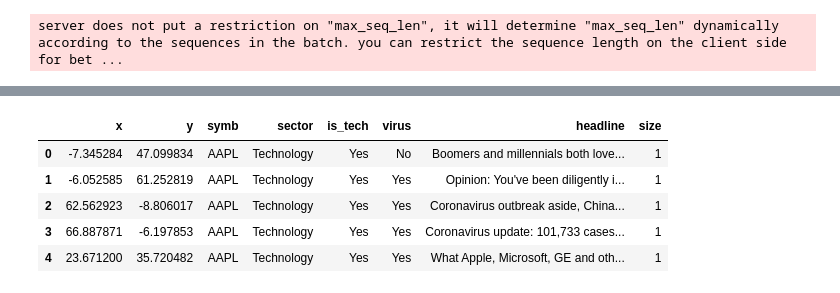
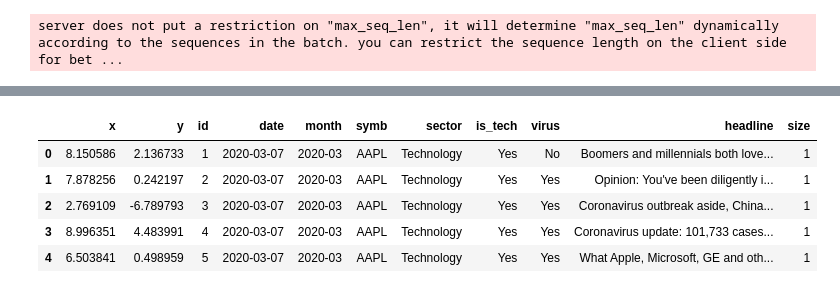
Before and after one commit to sshh12/Relevance-Adjusted-Sentiment-For-Market-News, a Jupyter notebook: Explore.ipynb, the cells around one changed output, grey strips where cells are left out. Saved outputs shown, nothing was run; the diff lists cells and outputs as text; code cells hidden in the pictures.

```diff
--- a/Explore.ipynb
+++ b/Explore.ipynb
@@ -81,4 +91,6 @@ X = bc.encode(texts)
 # %%
 from sklearn.manifold import TSNE
-tsne = TSNE(n_components=2)
-X_embedded = tsne.fit_transform(X)
+import umap
+reducer = umap.UMAP()
+# tsne = TSNE(n_components=2)
+X_embedded = reducer.fit_transform(X)
@@ -85,21 +115,24 @@ X_embedded = tsne.fit_transform(X)
 # %%
 df = pd.DataFrame({
     'x': X_embedded[:, 0], 'y': X_embedded[:, 1],
+    'id': [a[0] for a in articles],
+    'date': [a[3] for a in articles],
+    'month': [a[3][:7] for a in articles],
     'symb': [a[1] for a in articles],
     'sector': [sym_to_comp[a[1]][4] for a in articles],
     'is_tech': ['Yes' if sym_to_comp[a[1]][4]=='Technology' else 'No' for a in articles],
     'virus': ['Yes' if ('covid' in a[4].lower() or 'corona' in a[4].lower()) else 'No' for a in articles],
     'headline': [a[2] for a in articles],
     'size': [1 for i, a in enumerate(articles)]
 })
 df.head()
 # %% [output]
-|  | x | y | symb | sector | is_tech | virus | headline | size |
-| 0 | -7.345284 | 47.099834 | AAPL | Technology | Yes | No | Boomers and millennials both love... | 1 |
-| 1 | -6.052585 | 61.252819 | AAPL | Technology | Yes | Yes | Opinion: You've been diligently i... | 1 |
-| 2 | 62.562923 | -8.806017 | AAPL | Technology | Yes | Yes | Coronavirus outbreak aside, China... | 1 |
-| 3 | 66.887871 | -6.197853 | AAPL | Technology | Yes | Yes | Coronavirus update: 101,733 cases... | 1 |
-| 4 | 23.671200 | 35.720482 | AAPL | Technology | Yes | Yes | What Apple, Microsoft, GE and oth... | 1 |
+|  | x | y | id | date | month | symb | sector | is_tech | virus | headline | size |
+| 0 | 8.150586 | 2.136733 | 1 | 2020-03-07 | 2020-03 | AAPL | Technology | Yes | No | Boomers and millennials both love... | 1 |
+| 1 | 7.878256 | 0.242197 | 2 | 2020-03-07 | 2020-03 | AAPL | Technology | Yes | Yes | Opinion: You've been diligently i... | 1 |
+| 2 | 2.769109 | -6.789793 | 3 | 2020-03-07 | 2020-03 | AAPL | Technology | Yes | Yes | Coronavirus outbreak aside, China... | 1 |
+| 3 | 8.996351 | 4.483991 | 4 | 2020-03-07 | 2020-03 | AAPL | Technology | Yes | Yes | Coronavirus update: 101,733 cases... | 1 |
+| 4 | 6.503841 | 0.498959 | 5 | 2020-03-07 | 2020-03 | AAPL | Technology | Yes | Yes | What Apple, Microsoft, GE and oth... | 1 |
 # %%
 fig = px.scatter(df, x="x", y="y", color="sector", hover_data=['sector', 'symb', 'headline'])
 fig.show()
```
Also changed, not shown: parts of 11 cells of this notebook, 1 other file.
